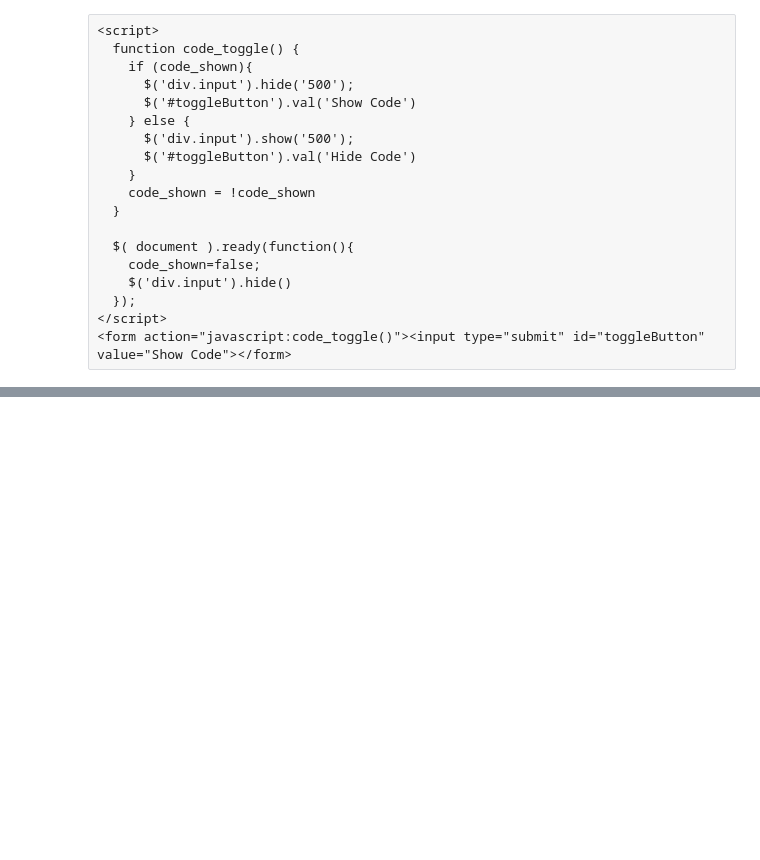
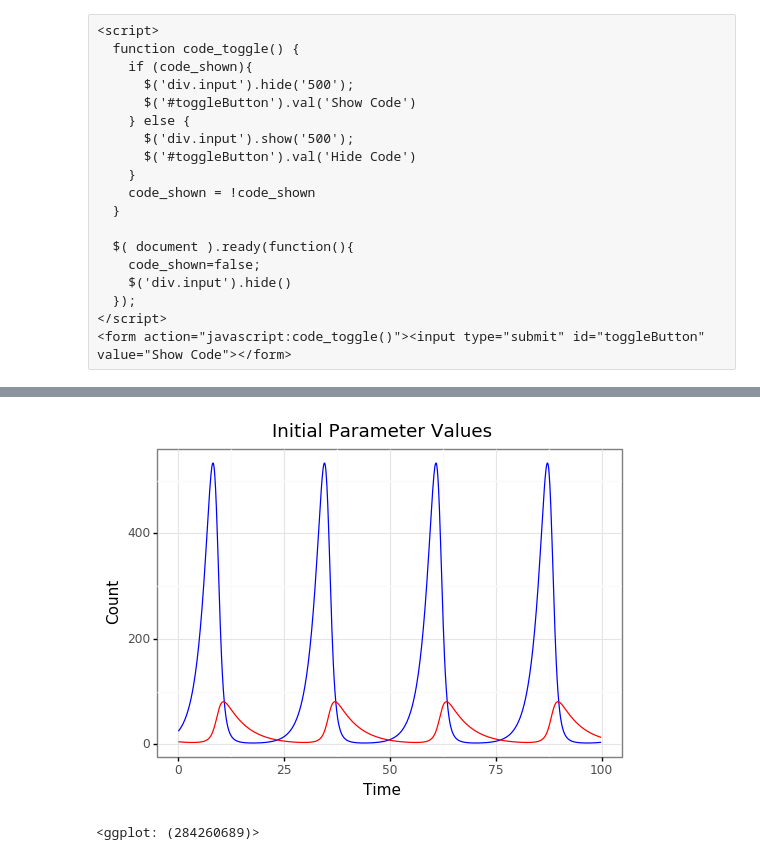
Before and after one commit to Mingye-Peng/communityDynamicsModel, a Jupyter notebook: ProjectSummary.ipynb, the cells around one changed output, grey strips where cells are left out. Cells and saved outputs as stored; diff of their text form; code cells hidden in the pictures; blank space fills up the shorter version.

```diff
--- a/ProjectSummary.ipynb
+++ b/ProjectSummary.ipynb
@@ -330,0 +39,44 @@ Created with Jupyter, delivered by Fastly, rendered by Rackspace.
+# %%
+#Import packages
+import os
+import numpy as np
+import pandas as pd
+import scipy
+import scipy.integrate as spint
+from plotnine import *
+
+######################################################################
+#Part 1 - Lotka Volterra Model
+#Define a custom function for Lotka Volterra model
+def LVSim(y,t0,b,a,e,s):
+    #unpack state variables from list y
+    H=y[0]
+    P=y[1]
+    #calculate changes in state variables
+    dHdt=(b*H)-(a*P*H)
+    dPdt=(e*a*P*H)-(s*P)
+    #return lists containing changes in state variables with time
+    return [dHdt,dPdt]
+
+#Simulate model dynamics with one set of parameter values
+##define initial values for state variables
+H0=25; P0=5; N0=[H0,P0]
+##define parameters
+b=0.5; a=0.02; e=0.1; s=0.2
+##put parameters in tuple
+params=(b,a,e,s)
+#define time steps
+times=np.arange(0,100,0.1)
+##simulate
+modelSim=spint.odeint(func=LVSim,y0=N0,t=times,args=params)
+##put output in a dataframe with time
+modelSim=pd.DataFrame(data=modelSim)
+modelSim['t']=times
+modelSim.columns=["H", "P", "t"]
+
+#Plot dynamics
+LV_plot=ggplot(modelSim, aes(x="t"))+geom_line(aes(y="H"), color="blue")+geom_line(aes(y="P"), color="red")+theme_bw()+xlab("Time")+ylab("Count")+ggtitle("Initial Parameter Values")
+print(LV_plot)
+# %% [output]
+[figure, added]
+<ggplot: (284260689)>
```
Also changed, not shown: parts of 39 cells of this notebook, 11 other files.
